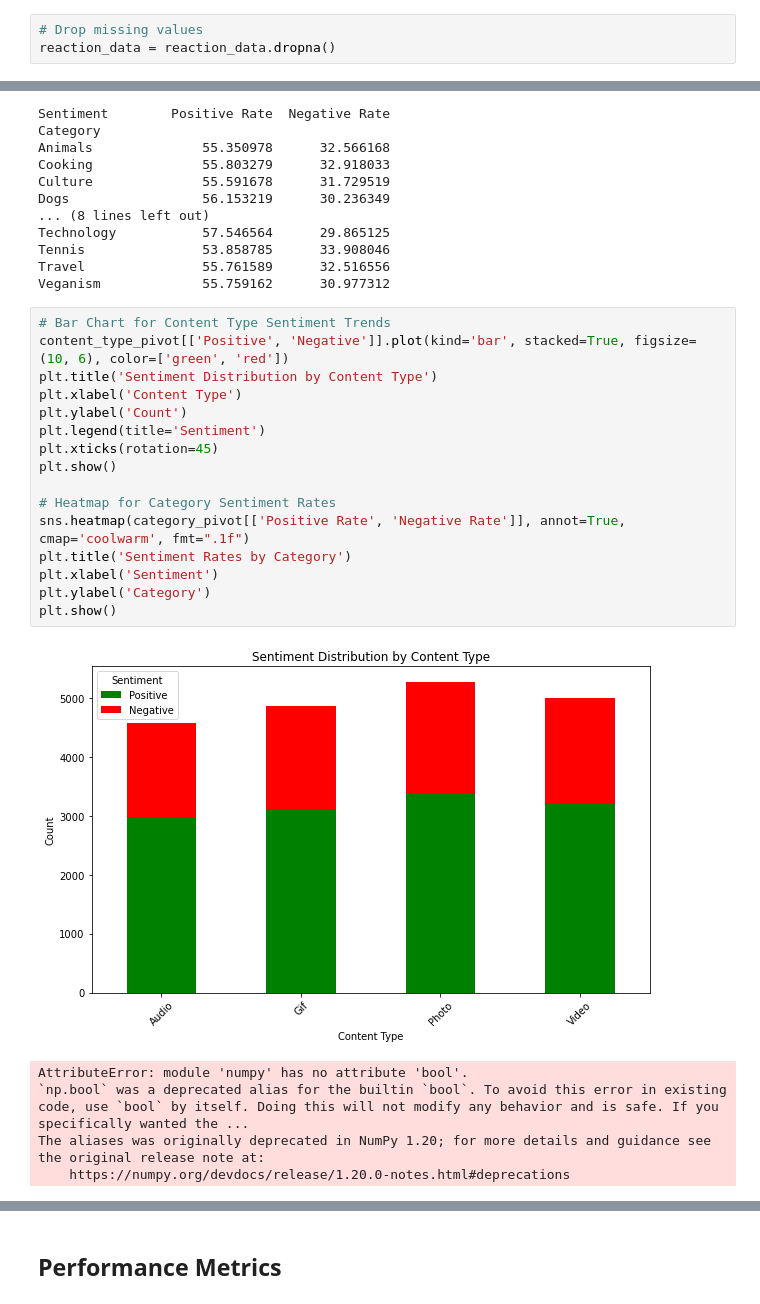
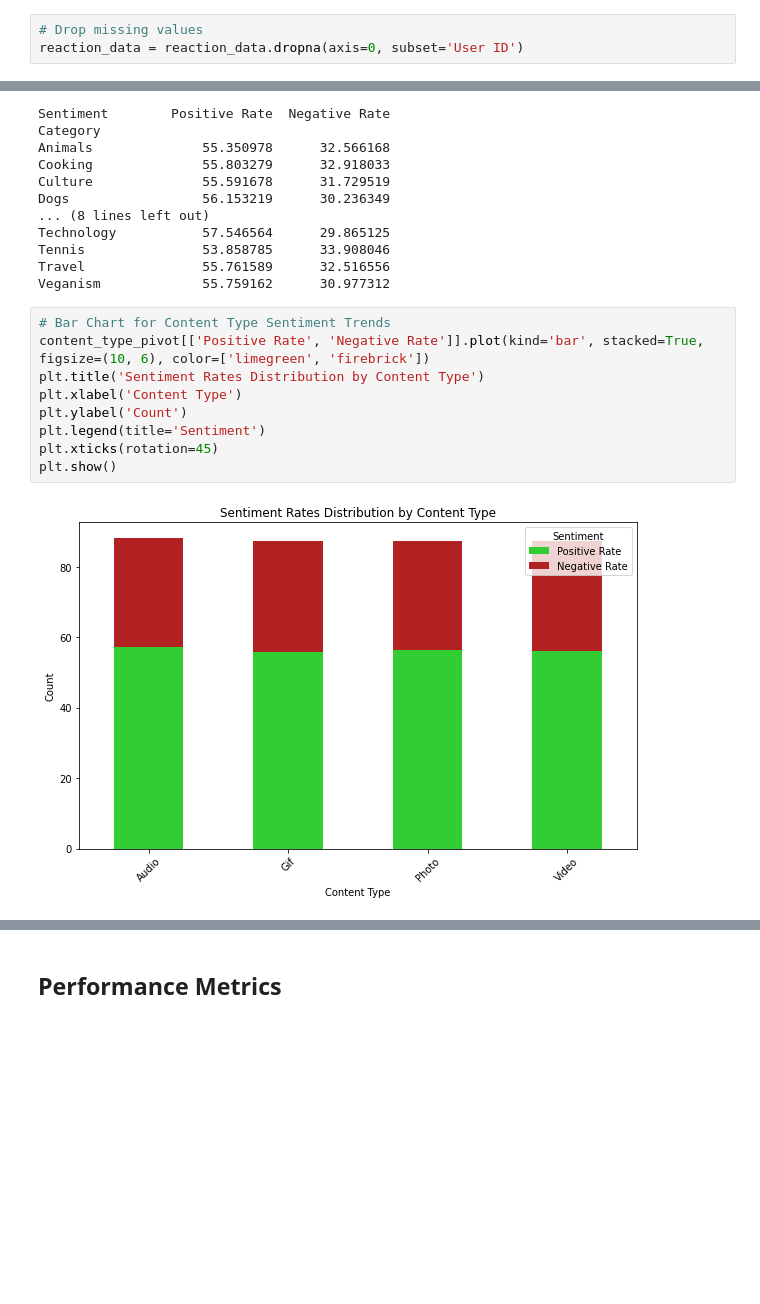
Before and after one commit to Oladk/Accenture-Content-Data-analysis, a Jupyter notebook: Accenture Content Data Analysis.ipynb, the cells around one changed output, grey strips where cells are left out. Saved outputs shown, nothing was run; the diff lists cells and outputs as text; blank space fills up the shorter version.

```diff
--- a/Accenture Content Data Analysis.ipynb
+++ b/Accenture Content Data Analysis.ipynb
@@ -165,3 +171,3 @@ dtype: int64
 # %%
 # Drop missing values
-reaction_data = reaction_data.dropna()
+reaction_data = reaction_data.dropna(axis=0, subset='User ID')
@@ -667,23 +658,12 @@ Travel               55.761589      32.516556
 Veganism             55.759162      30.977312
 # %%
 # Bar Chart for Content Type Sentiment Trends
-content_type_pivot[['Positive', 'Negative']].plot(kind='bar', stacked=True, figsize=(10, 6), color=['green', 'red'])
-plt.title('Sentiment Distribution by Content Type')
+content_type_pivot[['Positive Rate', 'Negative Rate']].plot(kind='bar', stacked=True, figsize=(10, 6), color=['limegreen', 'firebrick'])
+plt.title('Sentiment Rates Distribution by Content Type')
 plt.xlabel('Content Type')
 plt.ylabel('Count')
 plt.legend(title='Sentiment')
 plt.xticks(rotation=45)
 plt.show()
-
-# Heatmap for Category Sentiment Rates
-sns.heatmap(category_pivot[['Positive Rate', 'Negative Rate']], annot=True, cmap='coolwarm', fmt=".1f")
-plt.title('Sentiment Rates by Category')
-plt.xlabel('Sentiment')
-plt.ylabel('Category')
-plt.show()
 # %% [output]
-[figure, old version]
+[figure, new version]
-AttributeError: module 'numpy' has no attribute 'bool'.
-`np.bool` was a deprecated alias for the builtin `bool`. To avoid this error in existing code, use `bool` by itself. Doing this will not modify any behavior and is safe. If you specifically wanted the ...
-The aliases was originally deprecated in NumPy 1.20; for more details and guidance see the original release note at:
-    https://numpy.org/devdocs/release/1.20.0-notes.html#deprecations
```
Also changed, not shown: parts of 24 cells of this notebook.
